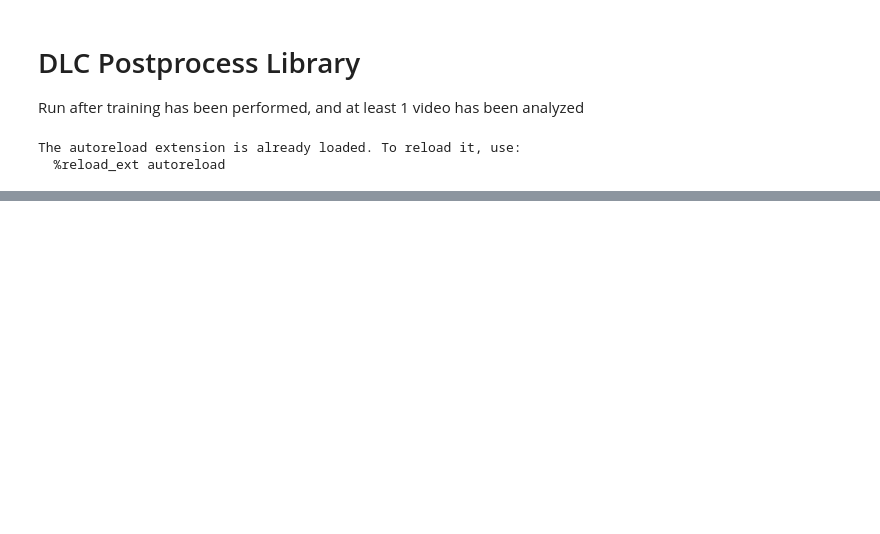
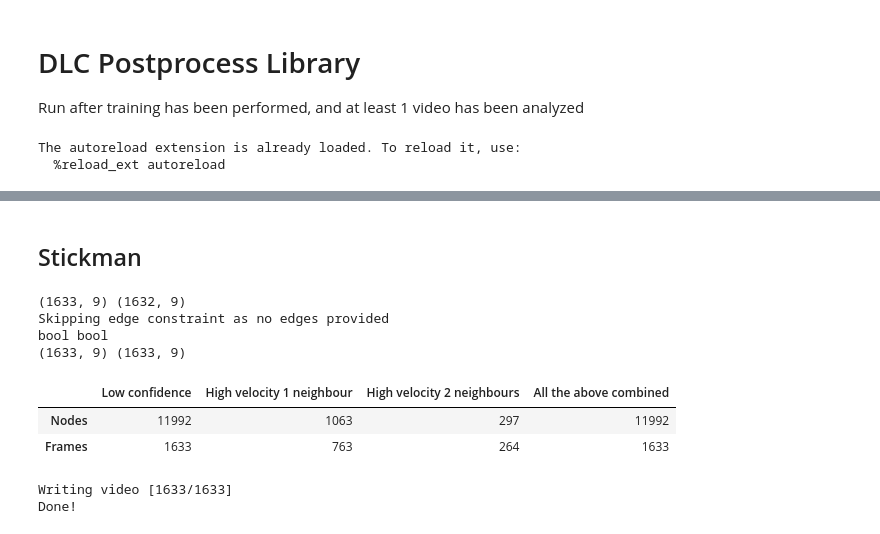
Before and after one commit to Lippolis96/dlc-scripts, a Jupyter notebook: scripts/dlc-postprocess-multitrial.ipynb, the cells around one changed output, grey strips where cells are left out. Cells and saved outputs as stored; diff of their text form; code cells hidden in the pictures; blank space fills up the shorter version.

```diff
--- a/scripts/dlc-postprocess-multitrial.ipynb
+++ b/scripts/dlc-postprocess-multitrial.ipynb
@@ -51,0 +166,26 @@ KeyboardInterrupt:
+# %% [markdown]
+## Stickman
+# %%
+TRIAL_IDX = 0   # Index of trial we want to stickman
+X_THIS = dlc_h5_file['X'][:N_TIMES_BY_TRIAL[TRIAL_IDX], :, TRIAL_IDX]
+Y_THIS = dlc_h5_file['Y'][:N_TIMES_BY_TRIAL[TRIAL_IDX], :, TRIAL_IDX]
+P_THIS = dlc_h5_file['P'][:N_TIMES_BY_TRIAL[TRIAL_IDX], :, TRIAL_IDX]
+
+constr_dict = compute_constraints(X_THIS, Y_THIS, P_THIS, param)
+display(constr_dict["summary"])
+
+param_thistrial = copy.deepcopy(param)
+#param_thistrial['AVI_FNAME'] = dlc_h5_file['VID_PATHS'][TRIAL_IDX]
+param_thistrial['AVI_FNAME'] = "/media/hpc_user/MyBook123/whisk_video/mvg_2/mvg_2_2017_08_31_a/2017_08_31_11_01_32.avi"
+
+stickman(X_THIS, Y_THIS, param_thistrial, constr_dict)
+# %% [output]
+(1633, 9) (1632, 9)
+Skipping edge constraint as no edges provided
+bool bool
+(1633, 9) (1633, 9)
+|  | Low confidence | High velocity 1 neighbour | High velocity 2 neighbours | All the above combined |
+| Nodes | 11992 | 1063 | 297 | 11992 |
+| Frames | 1633 | 763 | 264 | 1633 |
+Writing video [1633/1633]
+Done!
```
Also changed, not shown: parts of 13 cells of this notebook, 3 other files.
